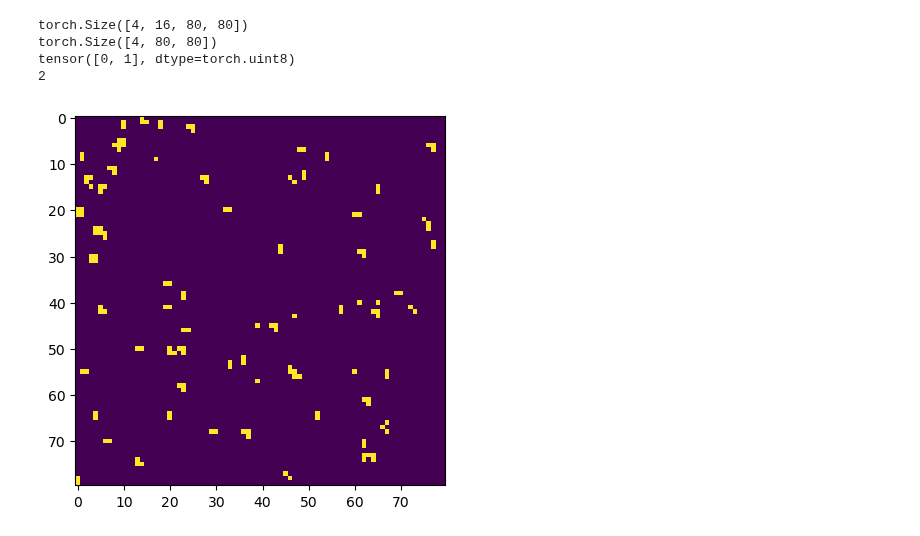
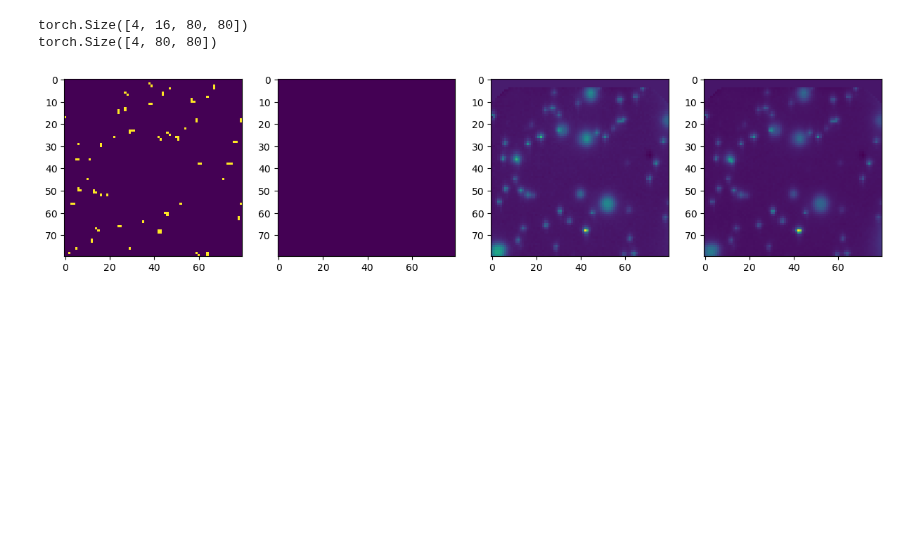
Before and after one commit to wittmajerd/U-Net-and-SRU-Net-segmentation, a Jupyter notebook: normalization.ipynb, the cells around one changed output. Saved outputs shown, nothing was run; the diff lists cells and outputs as text; code cells hidden in the pictures; blank space fills up the shorter version.

Commit message:
small changes and training

```diff
--- a/normalization.ipynb
+++ b/normalization.ipynb
@@ -16,7 +15,7 @@ data_path = 'data_with_centers/'
 train_percent = 0.86
 bio_len = 16
 mask_size = 80
-
+batch_size = 4
 
 files = os.listdir(data_path)
 train_size = int(train_percent * len(files))
@@ -25,24 +24,25 @@ train_files, val_files = torch.utils.data.random_split(files, [train_size, val_s
 
 mean, std = calculate_mean_and_std(data_path, train_files, biosensor_length=bio_len)
 
+train_dataset = BiosensorDataset(data_path, train_files, mean, std, bool, biosensor_length=bio_len, mask_size=mask_size)
+val_dataset = BiosensorDataset(data_path, val_files, mean, std, bool, biosensor_length=bio_len, mask_size=mask_size)
 
-
-train_dataset = BiosensorDataset(data_path, train_files, mean, std, bool, biosensor_length=bio_len, mask_size=mask_size)
-val_dataset = BiosensorDataset(data_path, train_files, mean, std, bool, biosensor_length=bio_len, mask_size=mask_size)
-
-train_loader = DataLoader(train_dataset, batch_size=4, shuffle=True)
-val_loader = DataLoader(val_dataset, batch_size=4, shuffle=True)
+train_loader = DataLoader(train_dataset, batch_size=batch_size, shuffle=True)
+val_loader = DataLoader(val_dataset, batch_size=batch_size, shuffle=True)
 # %%
 for bio, mask in train_loader:
     print(bio.shape)
     print(mask.shape)
-    plt.imshow(mask[0])
-    print(mask[0].unique())
-    print(len(mask[0].unique()))
+
+    fig, axs = plt.subplots(1, 4, figsize=(15, 20))
+    axs[0].imshow(mask[0])
+    axs[1].imshow(bio[0][0])
+    axs[2].imshow(bio[0][8])
+    axs[3].imshow(bio[0][15])
+    plt.show()
+
     break
 # %% [output]
 torch.Size([4, 16, 80, 80])
 torch.Size([4, 80, 80])
-tensor([0, 1], dtype=torch.uint8)
-2
-[figure, old version]
+[figure, new version]
```
Also changed, not shown: parts of 1 cell of this notebook, 3 other files.
